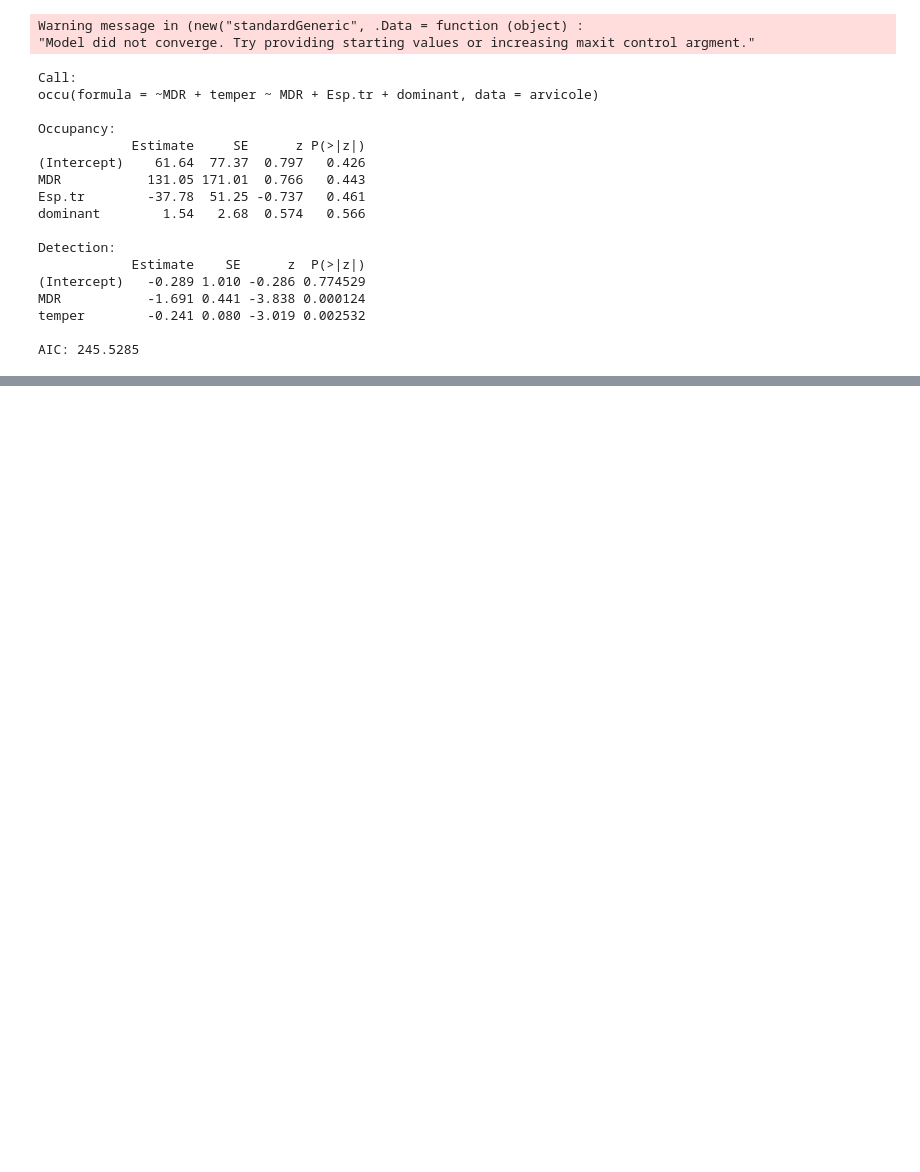
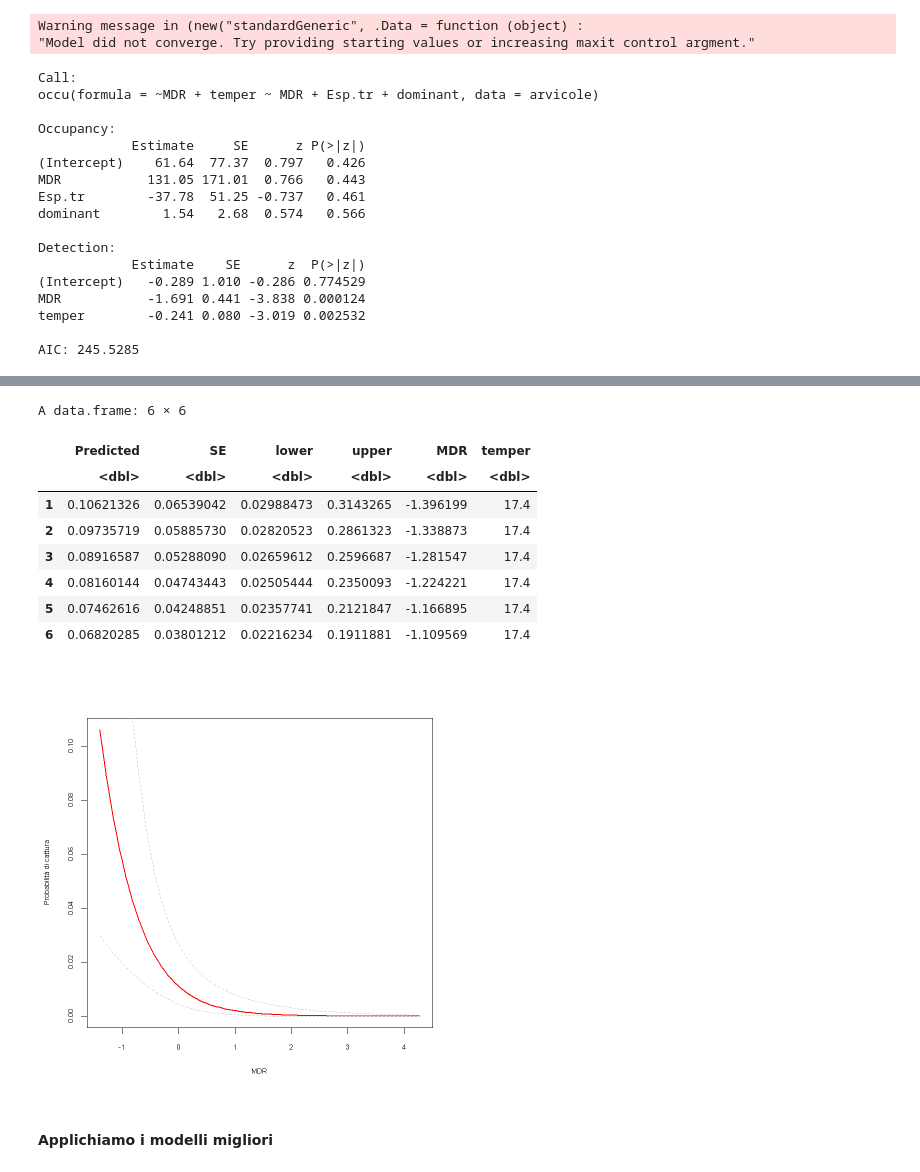
Before and after one commit to GabyOM/Chionomys-nivalis-analysis, a Jupyter notebook: 11. Modelli di Occupancy.ipynb, the cells around one changed output, grey strips where cells are left out. Cells and saved outputs as stored; diff of their text form; code cells hidden in the pictures; blank space fills up the shorter version.

```diff
--- a/11. Modelli di Occupancy.ipynb
+++ b/11. Modelli di Occupancy.ipynb
@@ -386,0 +464,28 @@ AIC: 245.5285
+# %%
+newdata1 <- data.frame(MDR = seq(min(siteCovs$MDR), max(siteCovs$MDR), length=100),
+                      temper = mean(maxt,mint))
+Elambda.det <- predict(best.mod, type='det', newdata=newdata1,
+                   appendData=TRUE)
+head(Elambda.det)
+with(Elambda.det, {
+  plot(MDR, Predicted, xlab="MDR", type="l", # names = habitat,
+       ylab="Probabilità di cattura", #ylim=c(-20, 40), # cex.names=0.7,
+       cex.lab=0.7, cex.axis=0.7, lwd=2, col="red")
+  # lines(MDR, Predicted+SE, lty=3, col="dark grey")
+  # lines(MDR, Predicted-SE, lty=3, col="dark grey")
+  lines(MDR, upper, lty=2, col="grey")
+  lines(MDR, lower, lty=2, col="grey")
+})
+# %% [output]
+A data.frame: 6 × 6
+|  | Predicted | SE | lower | upper | MDR | temper |
+|  | <dbl> | <dbl> | <dbl> | <dbl> | <dbl> | <dbl> |
+| 1 | 0.10621326 | 0.06539042 | 0.02988473 | 0.3143265 | -1.396199 | 17.4 |
+| 2 | 0.09735719 | 0.05885730 | 0.02820523 | 0.2861323 | -1.338873 | 17.4 |
+| 3 | 0.08916587 | 0.05288090 | 0.02659612 | 0.2596687 | -1.281547 | 17.4 |
+| 4 | 0.08160144 | 0.04743443 | 0.02505444 | 0.2350093 | -1.224221 | 17.4 |
+| 5 | 0.07462616 | 0.04248851 | 0.02357741 | 0.2121847 | -1.166895 | 17.4 |
+| 6 | 0.06820285 | 0.03801212 | 0.02216234 | 0.1911881 | -1.109569 | 17.4 |
+[figure, added]
+# %% [markdown]
+#### Applichiamo i modelli migliori
```
Also changed, not shown: parts of 13 cells of this notebook, 2 other files.
